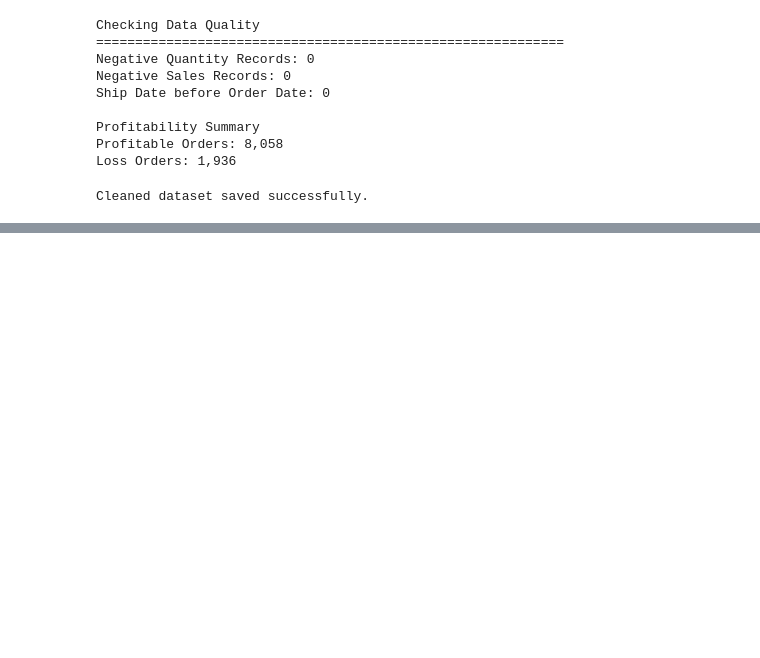
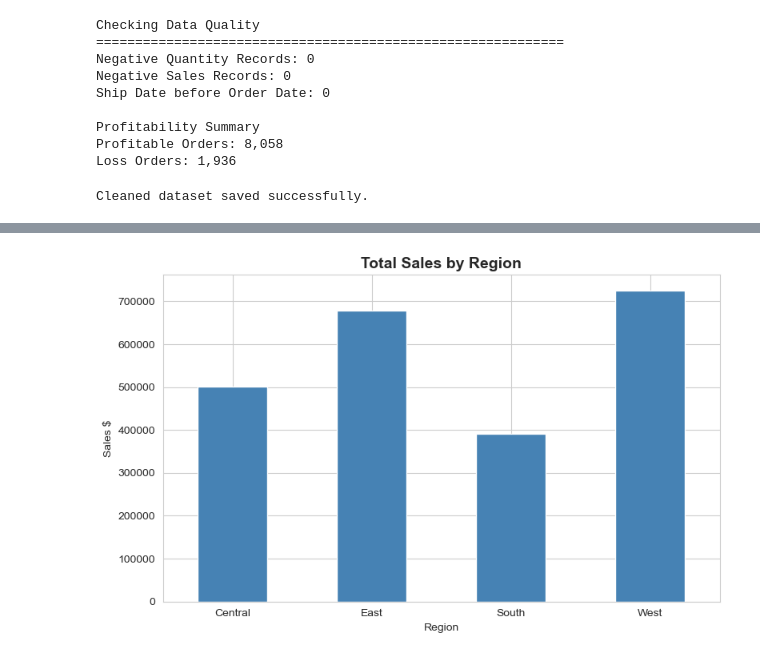
Before and after one commit to SasankaPasanjith/End-to-end-sales-Project, a Jupyter notebook: Sales data project.ipynb, the cells around one changed output, grey strips where cells are left out. Saved outputs shown, nothing was run; the diff lists cells and outputs as text; code cells hidden in the pictures; blank space fills up the shorter version.

```diff
--- a/Sales data project.ipynb
+++ b/Sales data project.ipynb
@@ -247,0 +274,20 @@ Cleaned dataset saved successfully.
+# %%
+#Total Sales by Region
+
+plt.figure(figsize=(8,5))
+
+df.groupby('Region')['Sales'].sum().plot(
+    kind='bar',
+    color='steelblue'
+)
+
+plt.title('Total Sales by Region', fontsize=14, fontweight='bold')
+plt.xlabel('Region')
+plt.ylabel('Sales $')
+
+plt.xticks(rotation=0)
+
+plt.tight_layout()
+plt.show()
+# %% [output]
+[figure, added]
```
Also changed, not shown: parts of 17 cells of this notebook.
